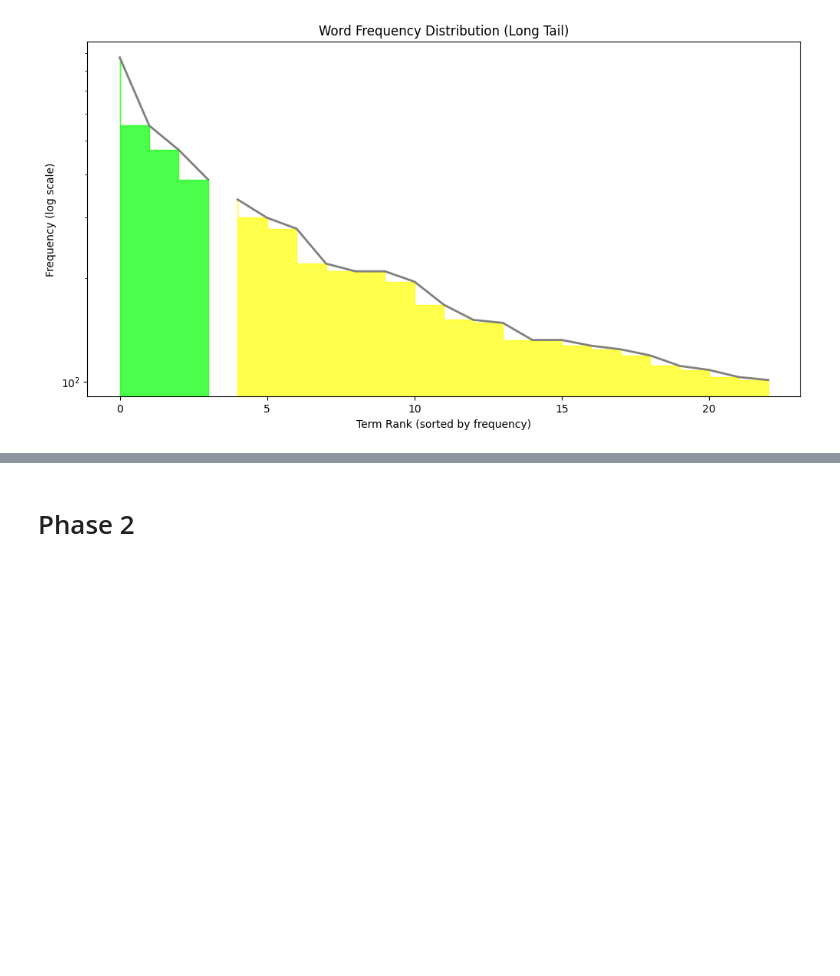
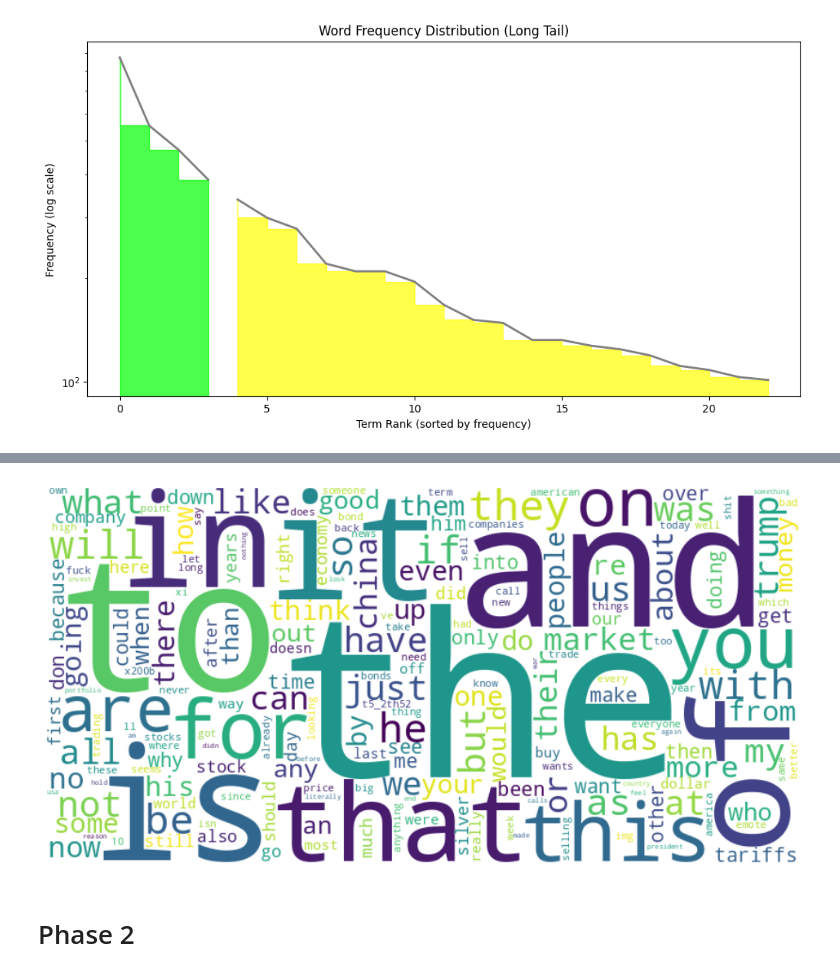
Before and after one commit to Jimmy030199/DM2025-Lab1-Exercise, a Jupyter notebook: DM2025-Lab1-Homework.ipynb, the cells around one changed output, grey strips where cells are left out. Saved outputs shown, nothing was run; the diff lists cells and outputs as text; code cells hidden in the pictures; blank space fills up the shorter version.

```diff
--- a/DM2025-Lab1-Homework.ipynb
+++ b/DM2025-Lab1-Homework.ipynb
@@ -1146,3 +1146,16 @@ plt.show()
 23
 4
 [figure]
+# %%
+%pip install wordcloud
+from wordcloud import WordCloud
+# 把 term_freq_df 的 term 和 frequency 對應起來，變成字典
+wordcloud = WordCloud(width=800, height=400,
+                      background_color="white") \
+    .generate_from_frequencies(dict(zip(term_freq_df["term"], term_freq_df["frequency"])))
+
+plt.figure(figsize=(12,6))
+plt.imshow(wordcloud, interpolation="bilinear")
+plt.axis("off")
+plt.show()
+# %% [output]
@@ -1149,3 +1179,4 @@ plt.show()
+[figure, added]
 # %% [markdown]
 # Phase 2
 # %%
```
Also changed, not shown: parts of 1 cell of this notebook.
